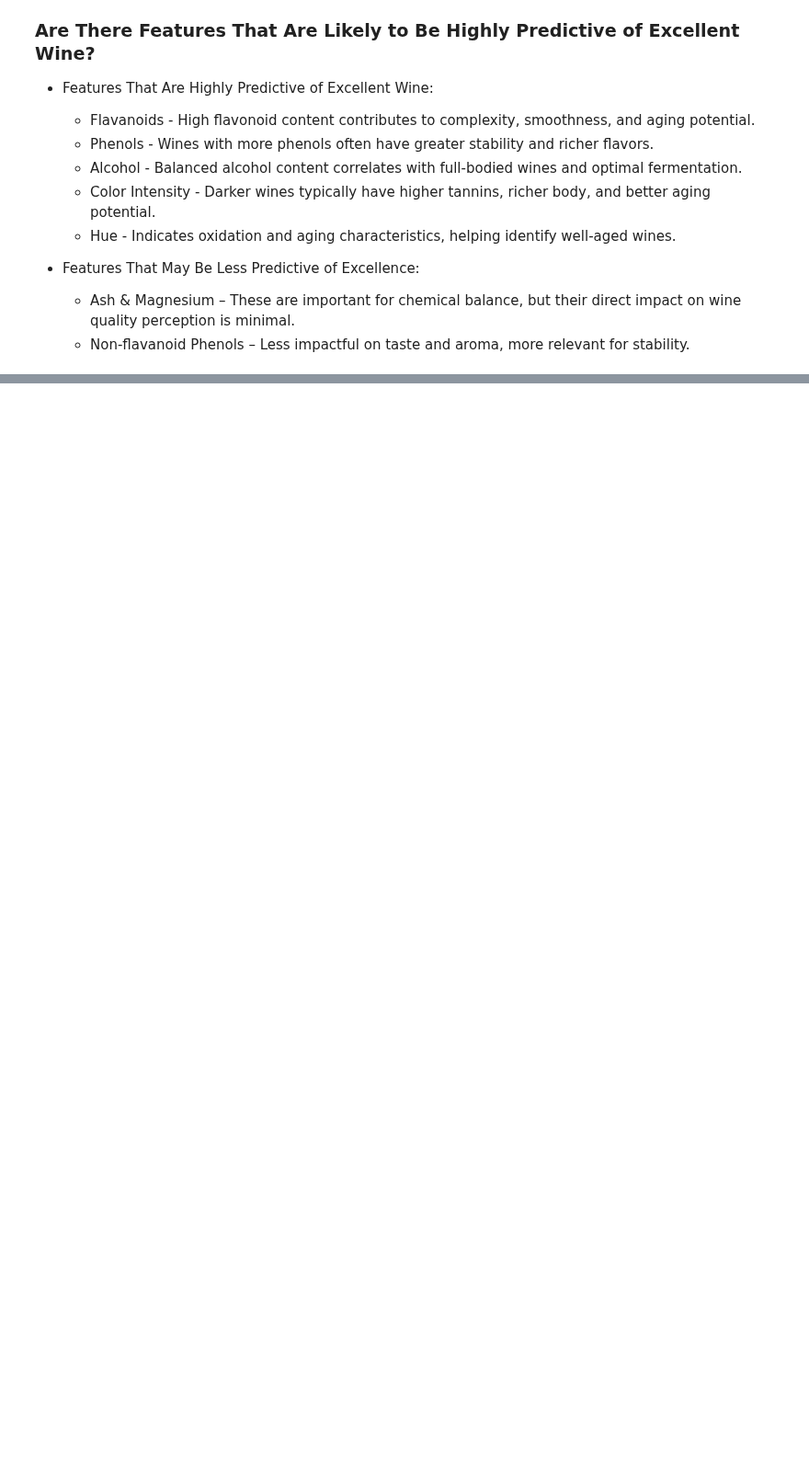
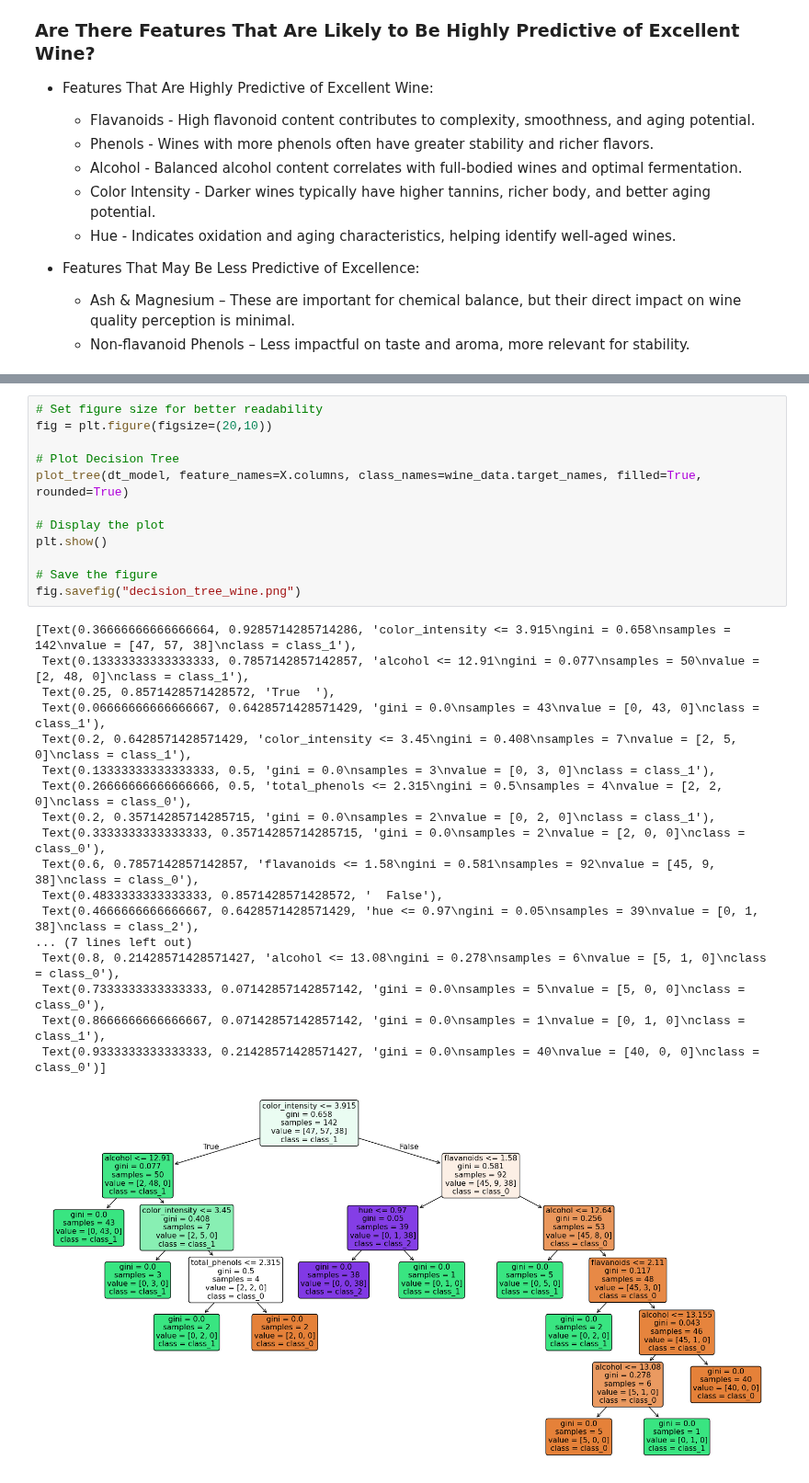
Before and after one commit to Data-Git-Hub/applied-ml-data-git-hub, a Jupyter notebook: lab03/ml03_data-git-hub.ipynb, the cells around one changed output, grey strips where cells are left out. Shown at 92% size. Drawn from its saved outputs; the diff is of its cells as text; blank space fills up the shorter version.

```diff
--- a/lab03/ml03_data-git-hub.ipynb
+++ b/lab03/ml03_data-git-hub.ipynb
@@ -497,0 +673,31 @@ The selected features (alcohol, color_intensity, flavanoids, total_phenols, hue)
+# %%
+# Set figure size for better readability
+fig = plt.figure(figsize=(20,10))
+
+# Plot Decision Tree
+plot_tree(dt_model, feature_names=X.columns, class_names=wine_data.target_names, filled=True, rounded=True)
+
+# Display the plot
+plt.show()
+
+# Save the figure
+fig.savefig("decision_tree_wine.png")
+# %% [output]
+[Text(0.36666666666666664, 0.9285714285714286, 'color_intensity <= 3.915\ngini = 0.658\nsamples = 142\nvalue = [47, 57, 38]\nclass = class_1'),
+ Text(0.13333333333333333, 0.7857142857142857, 'alcohol <= 12.91\ngini = 0.077\nsamples = 50\nvalue = [2, 48, 0]\nclass = class_1'),
+ Text(0.25, 0.8571428571428572, 'True  '),
+ Text(0.06666666666666667, 0.6428571428571429, 'gini = 0.0\nsamples = 43\nvalue = [0, 43, 0]\nclass = class_1'),
+ Text(0.2, 0.6428571428571429, 'color_intensity <= 3.45\ngini = 0.408\nsamples = 7\nvalue = [2, 5, 0]\nclass = class_1'),
+ Text(0.13333333333333333, 0.5, 'gini = 0.0\nsamples = 3\nvalue = [0, 3, 0]\nclass = class_1'),
+ Text(0.26666666666666666, 0.5, 'total_phenols <= 2.315\ngini = 0.5\nsamples = 4\nvalue = [2, 2, 0]\nclass = class_0'),
+ Text(0.2, 0.35714285714285715, 'gini = 0.0\nsamples = 2\nvalue = [0, 2, 0]\nclass = class_1'),
+ Text(0.3333333333333333, 0.35714285714285715, 'gini = 0.0\nsamples = 2\nvalue = [2, 0, 0]\nclass = class_0'),
+ Text(0.6, 0.7857142857142857, 'flavanoids <= 1.58\ngini = 0.581\nsamples = 92\nvalue = [45, 9, 38]\nclass = class_0'),
+ Text(0.4833333333333333, 0.8571428571428572, '  False'),
+ Text(0.4666666666666667, 0.6428571428571429, 'hue <= 0.97\ngini = 0.05\nsamples = 39\nvalue = [0, 1, 38]\nclass = class_2'),
+... (7 lines left out)
+ Text(0.8, 0.21428571428571427, 'alcohol <= 13.08\ngini = 0.278\nsamples = 6\nvalue = [5, 1, 0]\nclass = class_0'),
+ Text(0.7333333333333333, 0.07142857142857142, 'gini = 0.0\nsamples = 5\nvalue = [5, 0, 0]\nclass = class_0'),
+ Text(0.8666666666666667, 0.07142857142857142, 'gini = 0.0\nsamples = 1\nvalue = [0, 1, 0]\nclass = class_1'),
+ Text(0.9333333333333333, 0.21428571428571427, 'gini = 0.0\nsamples = 40\nvalue = [40, 0, 0]\nclass = class_0')]
+[figure, added]
```
Also changed, not shown: parts of 20 cells of this notebook, 2 other files.
